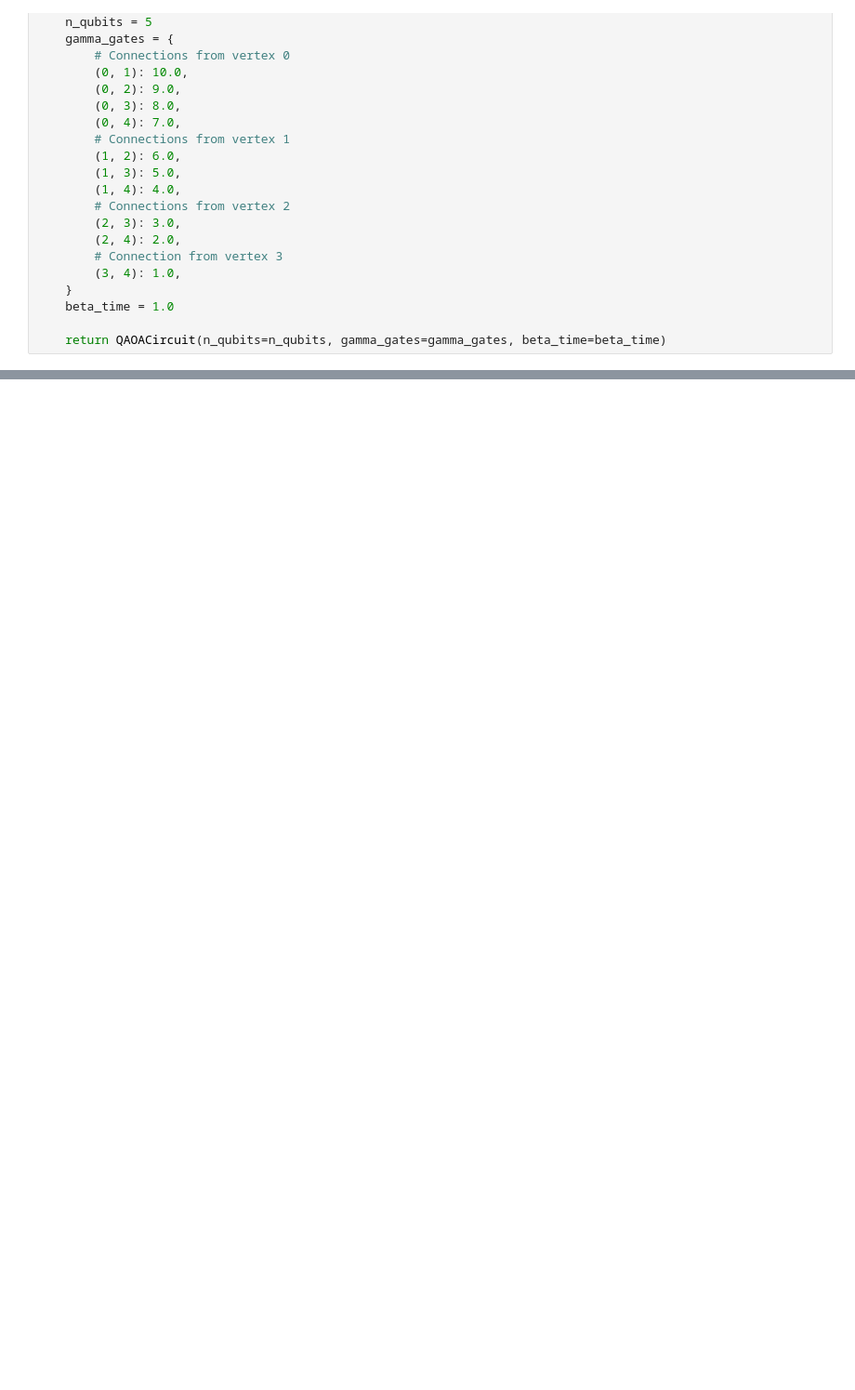
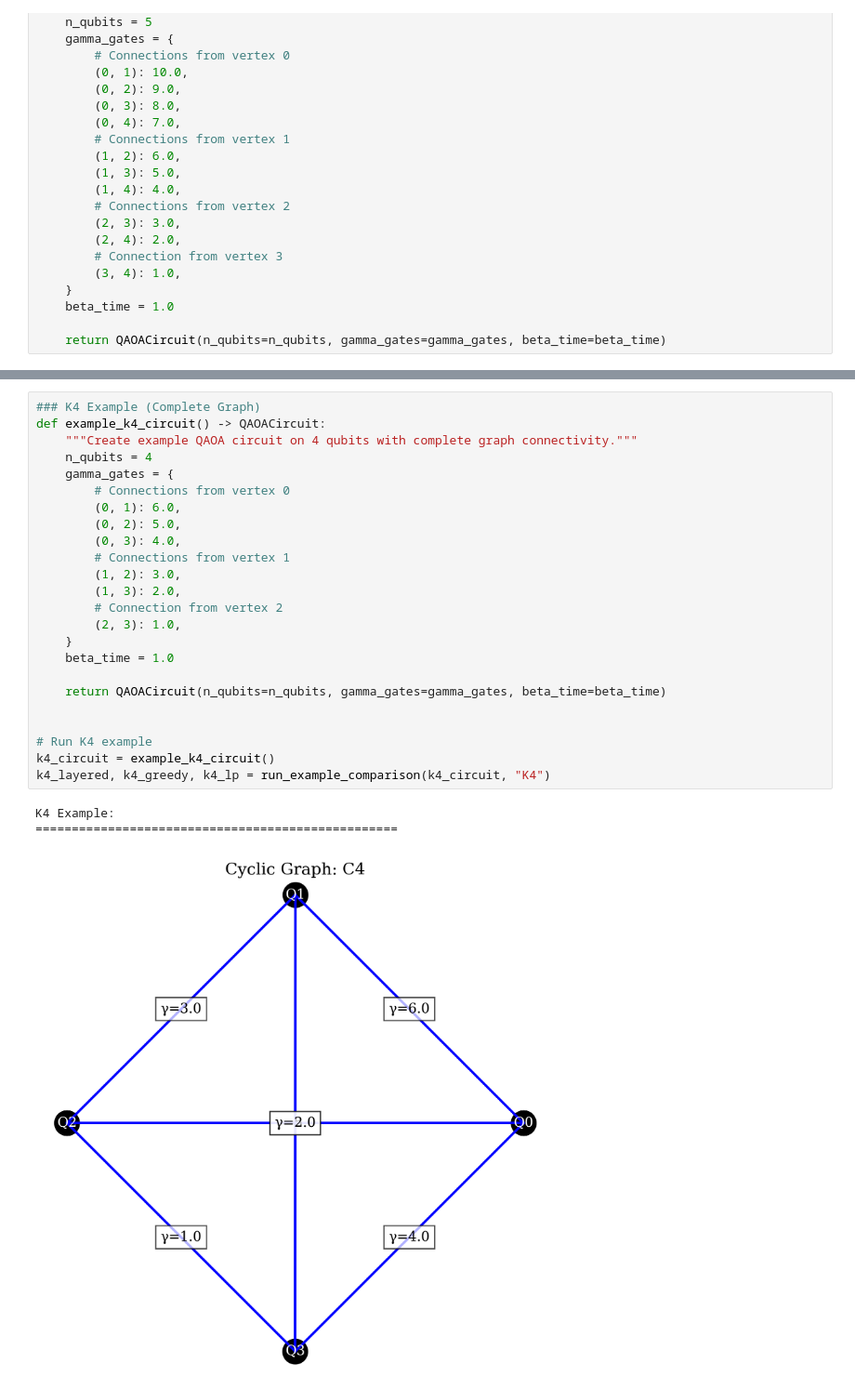
Before and after one commit to Mostafa-Atallah2020/QintProg, a Jupyter notebook: notebooks/QAOA schedueling.ipynb, the cells around one changed output, grey strips where cells are left out. Shown at 93% size. Drawn from its saved outputs; the diff is of its cells as text; blank space fills up the shorter version.

Commit message:
Create publication-quality visualizations of different scheduling approaches.

```diff
--- a/notebooks/QAOA schedueling.ipynb
+++ b/notebooks/QAOA schedueling.ipynb
@@ -224,0 +226,28 @@ LP vs Sequential:  37.5%
+# %%
+### K4 Example (Complete Graph)
+def example_k4_circuit() -> QAOACircuit:
+    """Create example QAOA circuit on 4 qubits with complete graph connectivity."""
+    n_qubits = 4
+    gamma_gates = {
+        # Connections from vertex 0
+        (0, 1): 6.0,
+        (0, 2): 5.0,
+        (0, 3): 4.0,
+        # Connections from vertex 1
+        (1, 2): 3.0,
+        (1, 3): 2.0,
+        # Connection from vertex 2
+        (2, 3): 1.0,
+    }
+    beta_time = 1.0
+
+    return QAOACircuit(n_qubits=n_qubits, gamma_gates=gamma_gates, beta_time=beta_time)
+
+
+# Run K4 example
+k4_circuit = example_k4_circuit()
+k4_layered, k4_greedy, k4_lp = run_example_comparison(k4_circuit, "K4")
+# %% [output]
+K4 Example:
+==================================================
+[figure, added]
```
Also changed, not shown: parts of 5 cells of this notebook, 22 other files.
